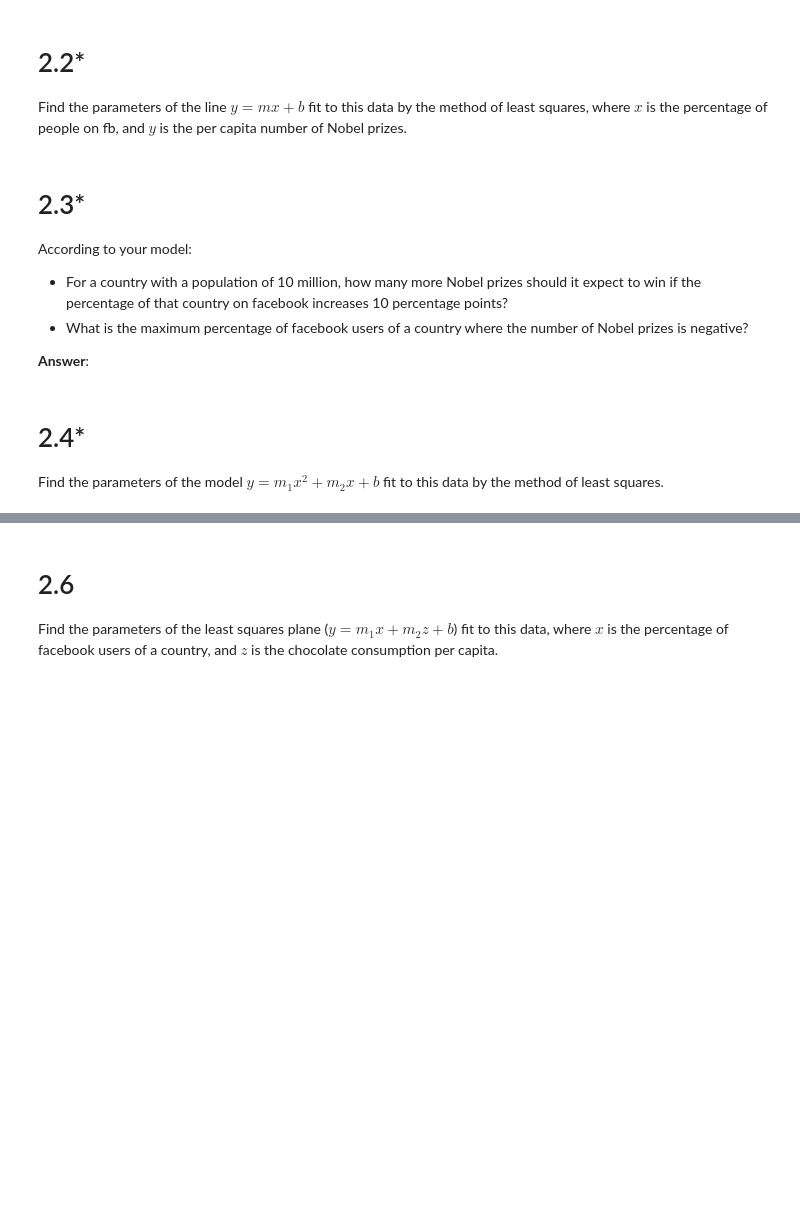
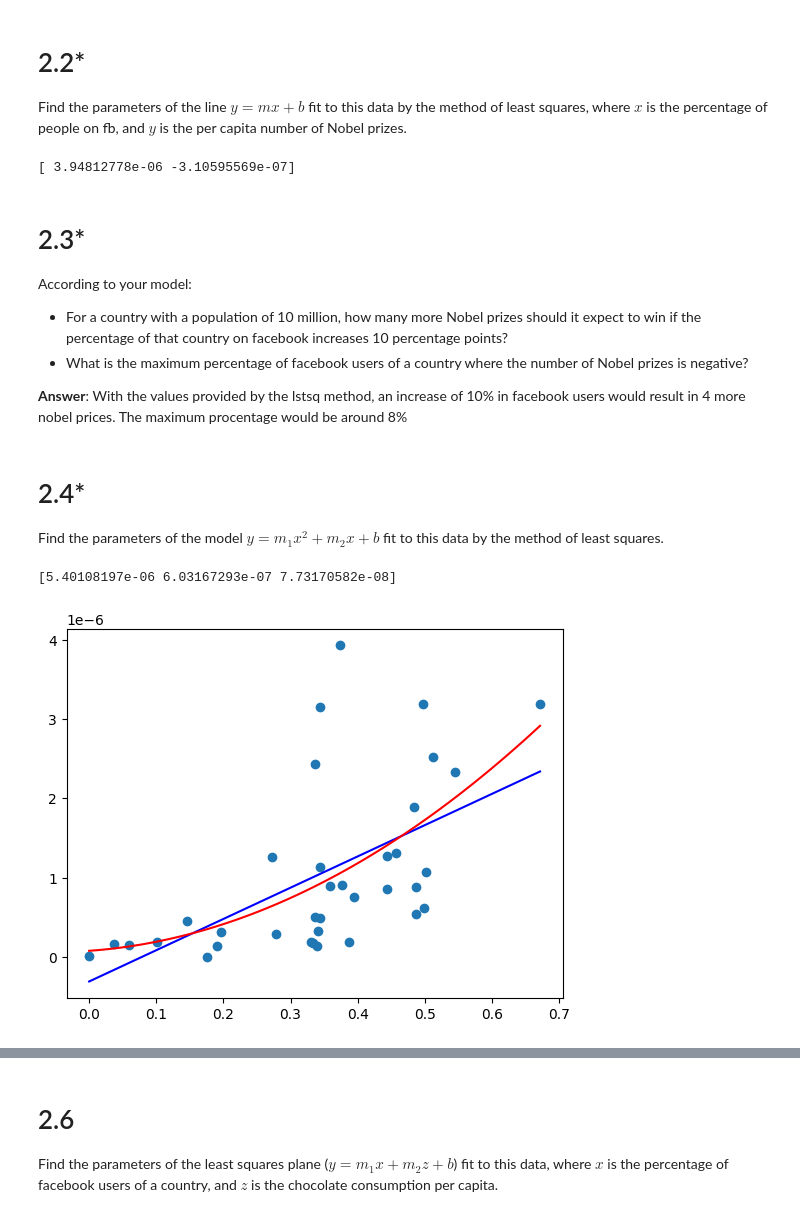
Before and after one commit to Badrum1337/ML_COURSE, a Jupyter notebook: DM1590_Lab3.ipynb, the cells around one changed output, grey strips where cells are left out. Cells and saved outputs as stored; diff of their text form; code cells hidden in the pictures; blank space fills up the shorter version.

```diff
--- a/DM1590_Lab3.ipynb
+++ b/DM1590_Lab3.ipynb
@@ -210,3 +213,11 @@ Find the parameters of the line $y = mx + b$ fit to this data by the method of l
+# %%
+# add your code below
+from numpy.linalg import lstsq
+A = np.vstack([proc_fb, np.ones(len(proc_fb))]).T
+coefficients1, residuals, rank ,s = lstsq(A, pc_nobel)
+print(coefficients1)
+# %% [output]
+[ 3.94812778e-06 -3.10595569e-07]
 # %% [markdown]
 # 2.3*
 
@@ -214,7 +225,7 @@ According to your model:
 - For a country with a population of 10 million, how many more Nobel prizes should it expect to win if the percentage of that country on facebook increases 10 percentage points?
 - What is the maximum percentage of facebook users of a country where the number of Nobel prizes is negative?
 
-**Answer**:
+**Answer**: With the values provided by the lstsq method, an increase of 10% in facebook users would result in 4 more nobel prices. The maximum procentage would be around 8%
 # %% [markdown]
 # 2.4*
 
@@ -224,3 +233,26 @@ Find the parameters of the model $y = m_1x^2 + m_2x + b$ fit to this data by the
+# %%
+# add your code below
+coefficients2 = np.polyfit(proc_fb, pc_nobel, 2)
+print(coefficients2)
+
+x = np.array(proc_fb)
+y = np.array(pc_nobel)
+
+plt.scatter(proc_fb,pc_nobel)
+p =  np.poly1d(coefficients2)
+
+x1_line = np.linspace(min(x), max(x), 100)
+y1_line = coefficients1[0]*x1_line+coefficients1[1]
+
+y2_line = coefficients2[0]*(x1_line*x1_line)+coefficients2[1]*x1_line+coefficients2[2]
+
+plt.plot(x1_line,y1_line, color="blue")
+plt.plot(x1_line,y2_line, color="red")
+
+plt.show()
+# %% [output]
+[5.40108197e-06 6.03167293e-07 7.73170582e-08]
+[figure, added]
 # %% [markdown]
 # 2.5*
 
```
Also changed, not shown: parts of 4 cells of this notebook.
